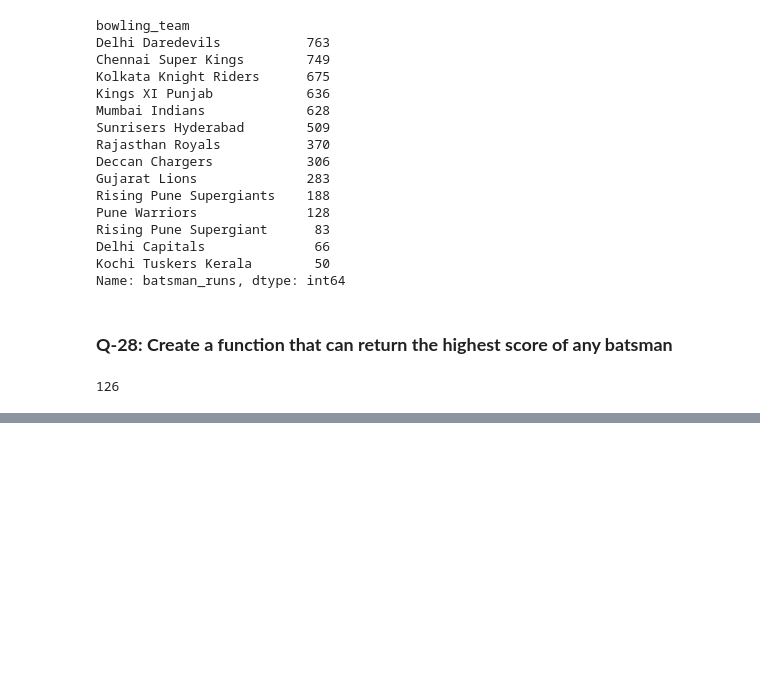
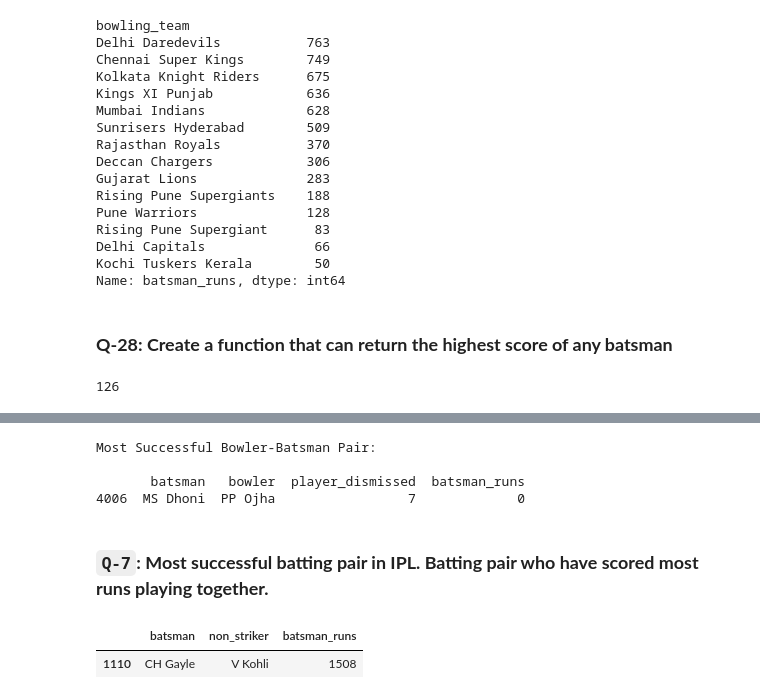
Before and after one commit to Arham097/Pandas, a Jupyter notebook: Practice_Problems.ipynb, the cells around one changed output, grey strips where cells are left out. Drawn from its saved outputs; the diff is of its cells as text; code cells hidden in the pictures; blank space fills up the shorter version.

```diff
--- a/Practice_Problems.ipynb
+++ b/Practice_Problems.ipynb
@@ -847,0 +1022,4 @@ highest('DA Warner')
+# %%
+ipl_deliveries = pd.read_csv('deliveries.csv')
+ipl_deliveries[ipl_deliveries['wide_runs']!=0]
+# ipl_deliveries[ipl_deliveries['inning']==2 ]
@@ -847,0 +1069,32 @@ highest('DA Warner')
+# %%
+dismissal = ipl_deliveries[ipl_deliveries['player_dismissed'].notnull()]
+
+pair = dismissal.groupby(['batsman', 'bowler']).agg({
+  'player_dismissed': 'count',
+  'batsman_runs': 'sum'
+}).reset_index()
+
+sorted_pair = pair.sort_values(['player_dismissed', 'batsman_runs'], ascending=[False, True])
+
+# Finding the most successful bowler-batsman pair
+most_successful_pair = sorted_pair.head(1)
+
+# Displaying the result
+print("Most Successful Bowler-Batsman Pair:")
+print(most_successful_pair)
+# %% [output]
+Most Successful Bowler-Batsman Pair:
+
+       batsman   bowler  player_dismissed  batsman_runs
+4006  MS Dhoni  PP Ojha                 7             0
+# %% [markdown]
+### **`Q-7`: Most successful batting pair in IPL. Batting pair who have scored most runs playing together.**
+# %%
+batting_pair = ipl_deliveries.groupby(['batsman','non_striker']).agg({
+  'batsman_runs':'sum'
+}).reset_index()
+
+batting_pair.sort_values('batsman_runs',ascending=False).head(1)
+# %% [output]
+|  | batsman | non_striker | batsman_runs |
+| 1110 | CH Gayle | V Kohli | 1508 |
```
Also changed, not shown: parts of 20 cells of this notebook.
